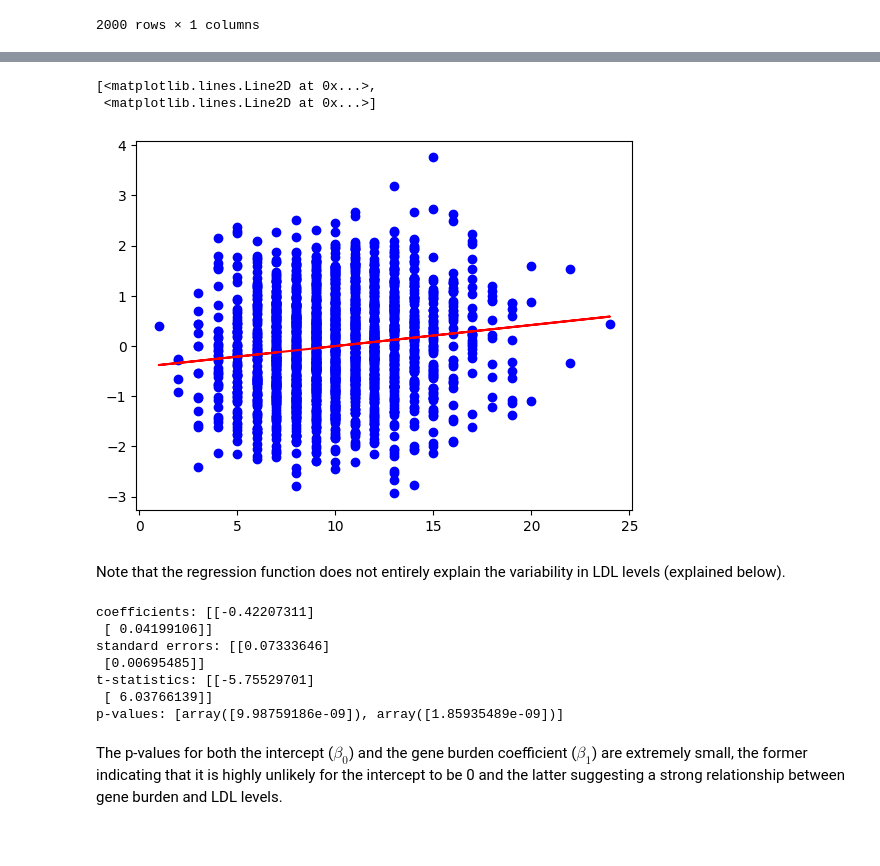
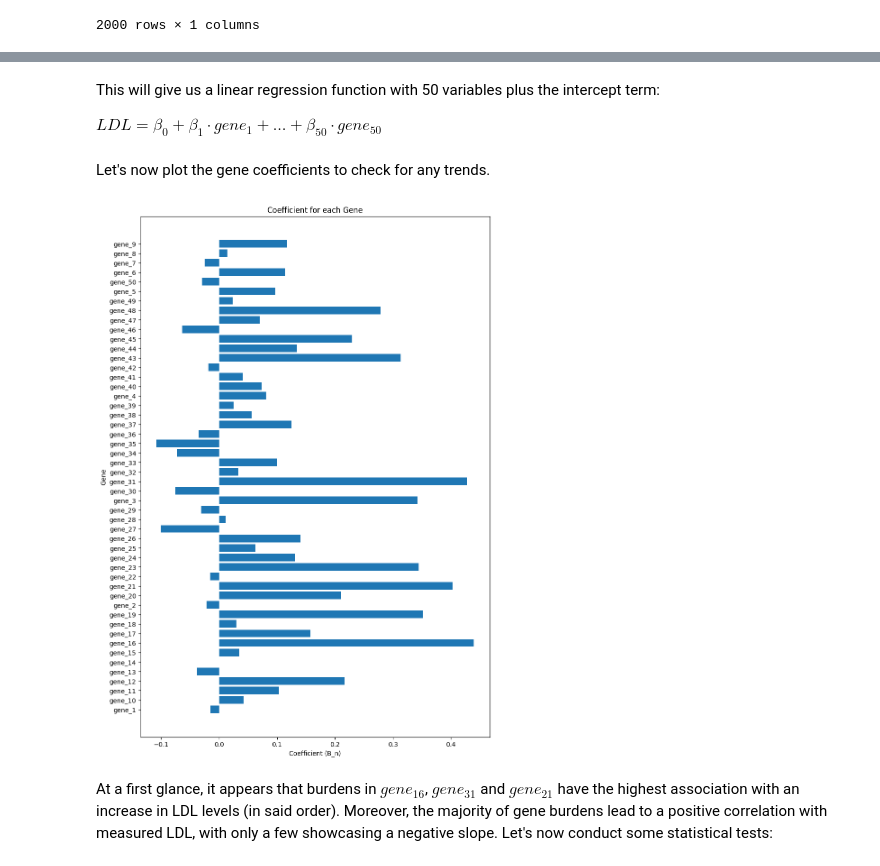
Before and after one commit to m4mbo/burden-testing, a Jupyter notebook: burden_testing.ipynb, the cells around one changed output, grey strips where cells are left out. Drawn from its saved outputs; the diff is of its cells as text; code cells hidden in the pictures.

```diff
--- a/burden_testing.ipynb
+++ b/burden_testing.ipynb
@@ -52,0 +91,2 @@ weights = np.ones(genotypes_df.shape[1]-1)
+# %%
+merged_df = pd.merge(annotations_df, genotypes_df, on='variant_id')
@@ -52,0 +109,13 @@ weights = np.ones(genotypes_df.shape[1]-1)
+# %%
+# Grouping by genes
+grouped_df = merged_df.groupby('gene_name')
+
+# Empty frame
+gene_burdens = pd.DataFrame()
+
+for gene_name, group in grouped_df:
+    # Weighted sum (I am assuming the 'alpha_missense' values are the weights)
+    gene_burden = (group.iloc[:, 3:] * group['alpha_missense'].values[:, None]).sum()
+
+    # Append the computed gene burden to its respective gene
+    gene_burdens[gene_name] = gene_burden
@@ -53,9 +138,15 @@ weights = np.ones(genotypes_df.shape[1]-1)
+# %% [markdown]
+This will give us a linear regression function with 50 variables plus the intercept term:
+
+$
+LDL = \beta_0 + \beta_1 \cdot gene_1 + \dots + \beta_{50} \cdot gene_{50}
+$
 # %%
-# Dot product for weighted sum
-gene_burdens = np.dot(genotypes_vals, weights).reshape(-1, 1)
+# Extracting values
+burdens_vals = gene_burdens.values.astype(float)
 
 # Adding B_0 term for predictor
-X = np.concatenate([np.ones((gene_burdens.shape[0], 1)), gene_burdens], axis=1)
+X = np.concatenate([np.ones((burdens_vals.shape[0], 1)), burdens_vals], axis=1)
 
 # Target values
 y = phenotypes_df.values
@@ -65,12 +156,31 @@ theta = np.linalg.inv(X.T@X) @ (X.T@y)
 # Predicted values of y
 yhat = X @ theta
 
-plt.plot(X[:, 1],y,"bo", X[:, 1], yhat, "r")
+# Extracting coefficients, we exclude B_0
+coefficients = theta[1:]
+
+# Flatten the list
+coefficients = [item for sublist in coefficients for item in sublist]
+
+gene_names = gene_burdens.columns.tolist()
+
+gene_names = np.array(gene_names)
-# %% [output]
-[<matplotlib.lines.Line2D at 0x...>,
- <matplotlib.lines.Line2D at 0x...>]
-[figure, removed]
-# %% [markdown]
-Note that the regression function does not entirely explain the variability in LDL levels (explained below).
+# %%
+def plot_bar(y, x, y_label, x_label, title):
+    # Plot coefficients
+    plt.figure(figsize=(10, 15))
+    plt.barh(y, x)
+    plt.xlabel(x_label)
+    plt.ylabel(y_label)
+    plt.title(title)
+    plt.show()
+# %% [markdown]
+Let's now plot the gene coefficients to check for any trends.
+# %%
+plot_bar(gene_names, coefficients, 'Gene', 'Coefficient (B_n)', 'Coefficient for each Gene')
+# %% [output]
+[figure, added]
+# %% [markdown]
+At a first glance, it appears that burdens in $gene_{16}$, $gene_{31}$ and $gene_{21}$ have the highest association with an increase in LDL levels (in said order). Moreover, the majority of gene burdens lead to a positive correlation with measured LDL, with only a few showcasing a negative slope. Let's now conduct some statistical tests:
 # %%
 # t-test
@@ -90,15 +204,0 @@ p_values = [2 * (1 - stats.t.cdf(np.abs(t), df=X.shape[0] - X.shape[1])) for t i
-# %%
-print("coefficients:", theta)
-print("standard errors:", se)
-print("t-statistics:", t_stats)
-print("p-values:", p_values)
-# %% [output]
-coefficients: [[-0.42207311]
- [ 0.04199106]]
-standard errors: [[0.07333646]
- [0.00695485]]
-t-statistics: [[-5.75529701]
- [ 6.03766139]]
-p-values: [array([9.98759186e-09]), array([1.85935489e-09])]
-# %% [markdown]
-The p-values for both the intercept ($\beta_0$) and the gene burden coefficient ($\beta_1$) are extremely small, the former indicating that it is highly unlikely for the intercept to be 0 and the latter suggesting a strong relationship between gene burden and LDL levels.
```
Also changed, not shown: parts of 17 cells of this notebook, 1 other file.
